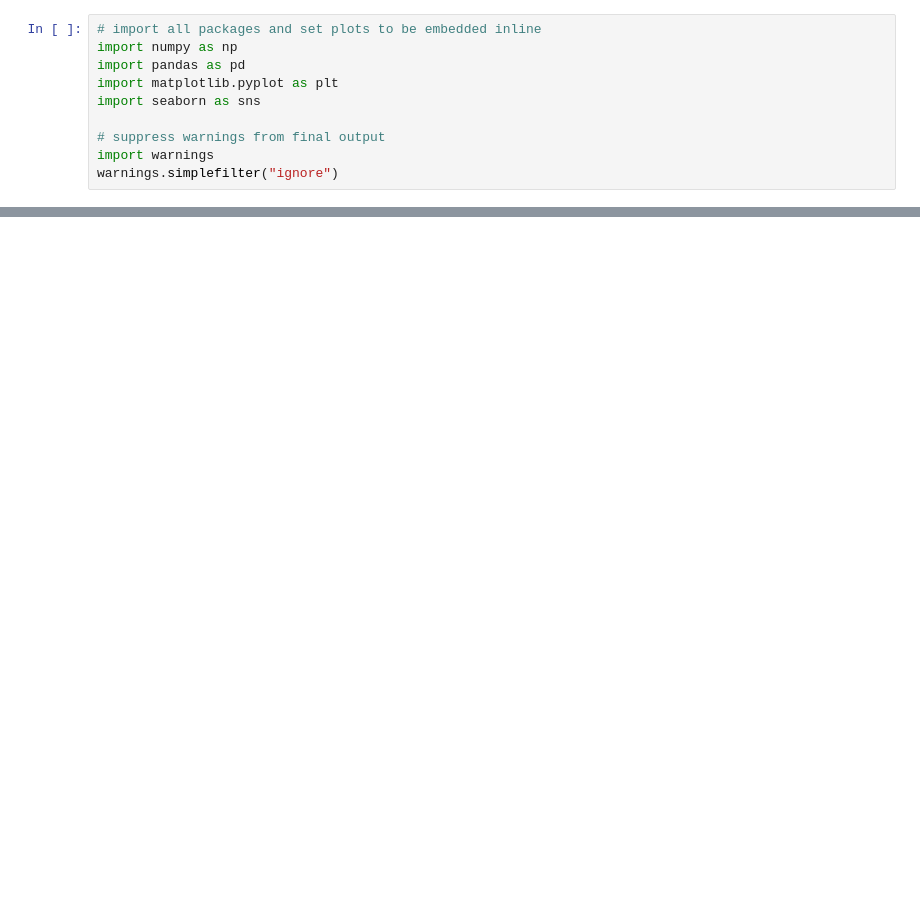
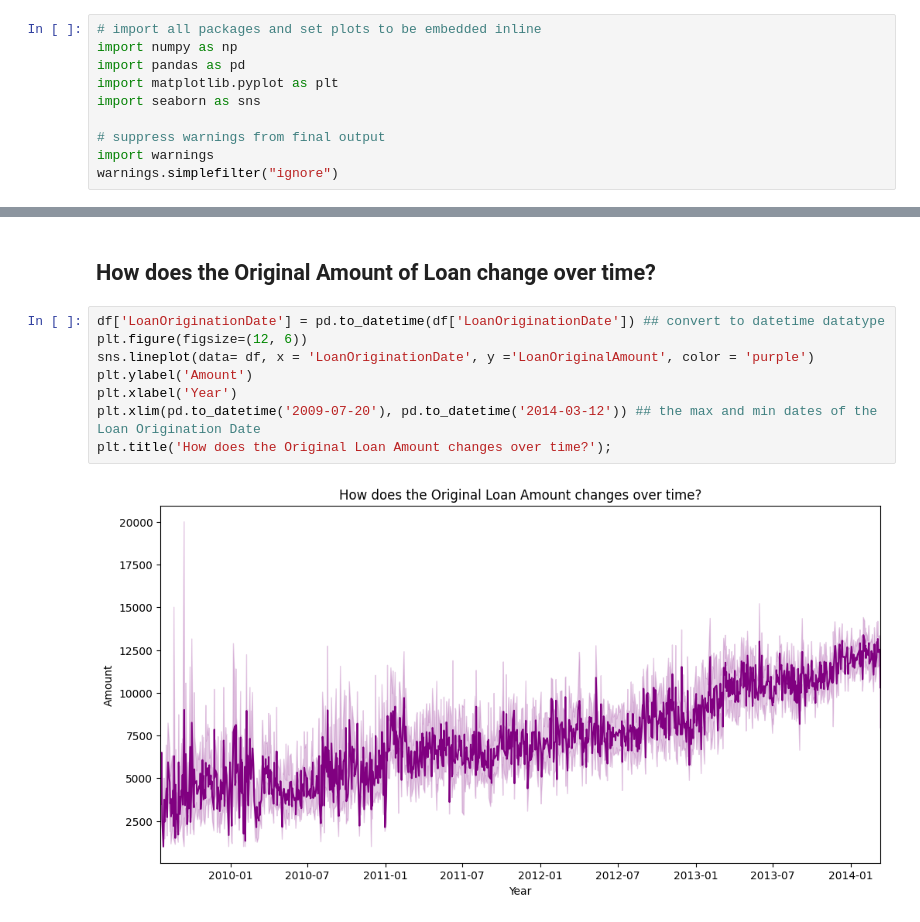
Before and after one commit to sondosaabed/Prosper-Loan-Analysis, a Jupyter notebook: Part_II_explanatory.ipynb, the cells around one changed output, grey strips where cells are left out. Drawn from its saved outputs; the diff is of its cells as text; blank space fills up the shorter version.

```diff
--- a/Part_II_explanatory.ipynb
+++ b/Part_II_explanatory.ipynb
@@ -69,0 +84,12 @@ df.sample(10) ## Looking at a random sample of 10 rows.
+# %% [markdown]
+## How does the Original Amount of Loan change over time?
+# %%
+df['LoanOriginationDate'] = pd.to_datetime(df['LoanOriginationDate']) ## convert to datetime datatype
+plt.figure(figsize=(12, 6))
+sns.lineplot(data= df, x = 'LoanOriginationDate', y ='LoanOriginalAmount', color = 'purple')
+plt.ylabel('Amount')
+plt.xlabel('Year')
+plt.xlim(pd.to_datetime('2009-07-20'), pd.to_datetime('2014-03-12')) ## the max and min dates of the Loan Origination Date
+plt.title('How does the Original Loan Amount changes over time?');
+# %% [output]
+[figure, added]
```
Also changed, not shown: parts of 25 cells of this notebook, 1 other file.
